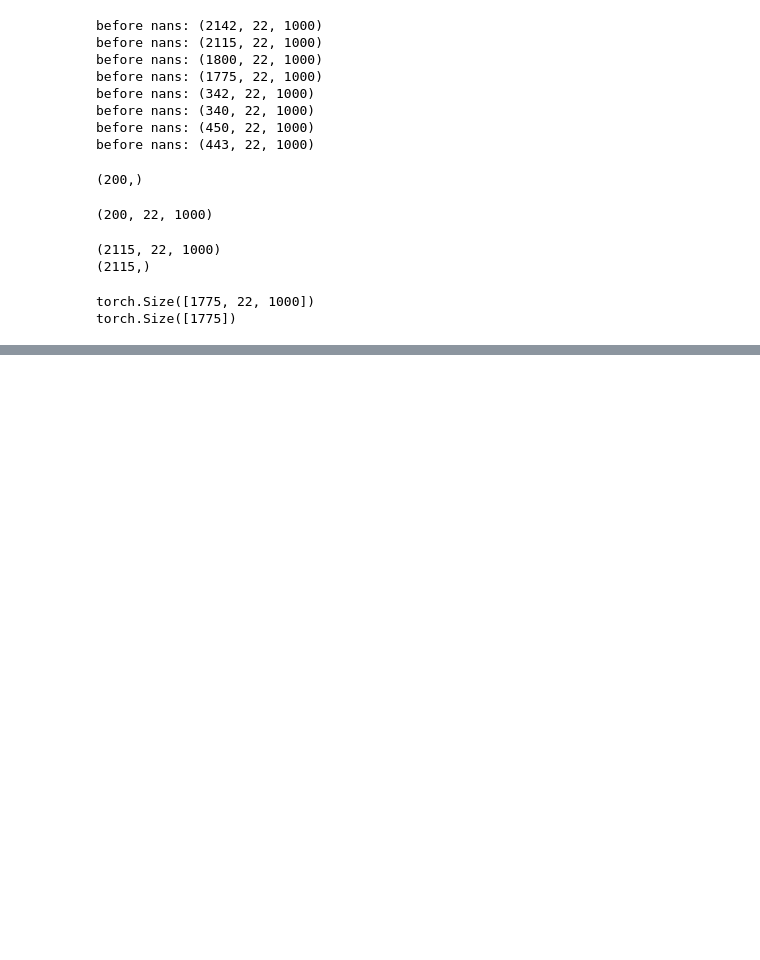
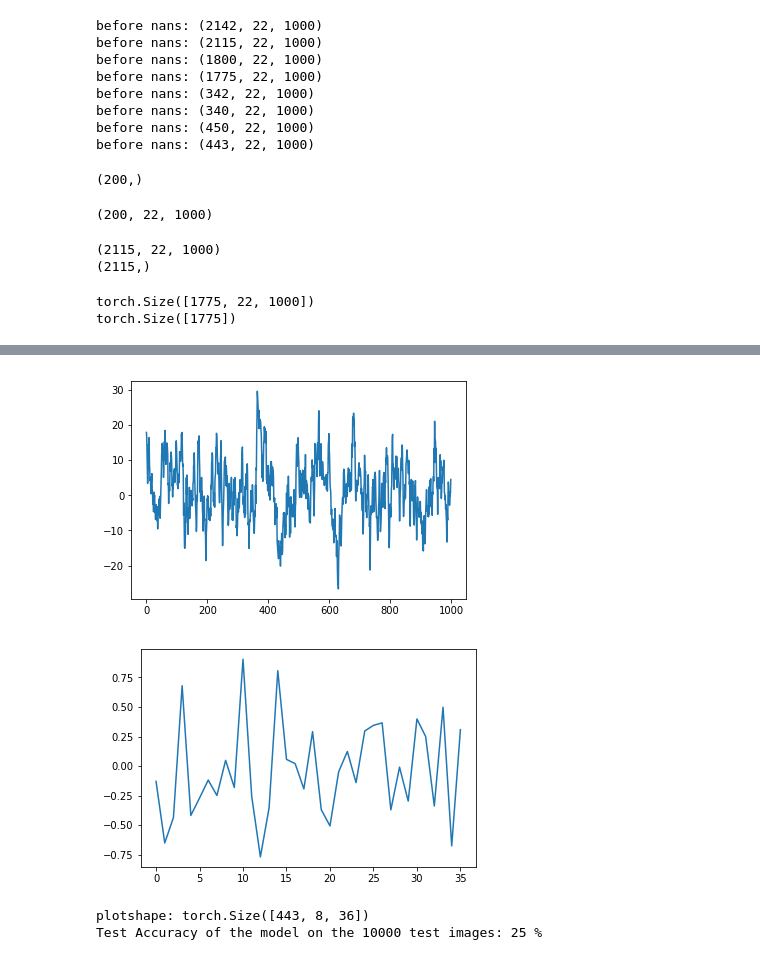
Before and after one commit to jayanthjaiswal/dl-project, a Jupyter notebook: src/vanilla_rnn/Vanilla RNN.ipynb, the cells around one changed output, grey strips where cells are left out. Drawn from its saved outputs; the diff is of its cells as text; code cells hidden in the pictures; blank space fills up the shorter version.

```diff
--- a/src/vanilla_rnn/Vanilla RNN.ipynb
+++ b/src/vanilla_rnn/Vanilla RNN.ipynb
@@ -441,3 +441,22 @@ Train Accuracy: 31 %
+# %%
+
+# Test the Model
+net.eval()  # Change model to 'eval' mode (BN uses moving mean/var).
+correct = 0
+total = 0
+images = Variable(torch.Tensor(rnn_test_data_X))
+labels = torch.LongTensor(rnn_test_data_Y)
+outputs, state = net(images)
+_, predicted = torch.max(outputs.data, 1)
+total += labels.size(0)
+correct += (predicted == labels).sum()
+
+print('Test Accuracy of the model on the 10000 test images: %d %%' % (100.0 * int(correct) / float(total)))
+# %% [output]
+[figure, added]
+[figure, added]
+plotshape: torch.Size([443, 8, 36])
+Test Accuracy of the model on the 10000 test images: 25 %
 # %%
 l = list(net.layer1.modules())
 print(l[1].running_mean)
```
Also changed, not shown: parts of 4 cells of this notebook, 1 other file.
